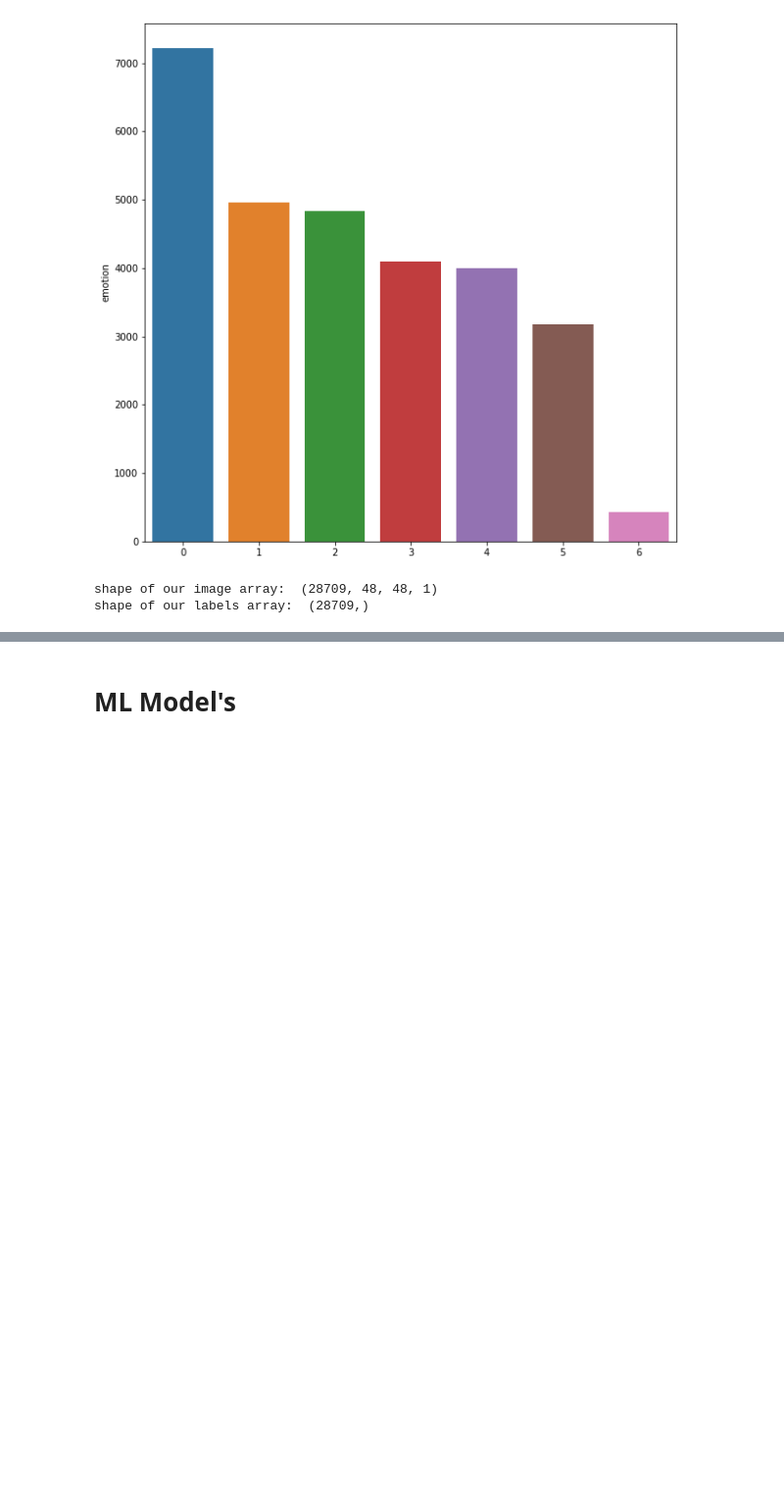
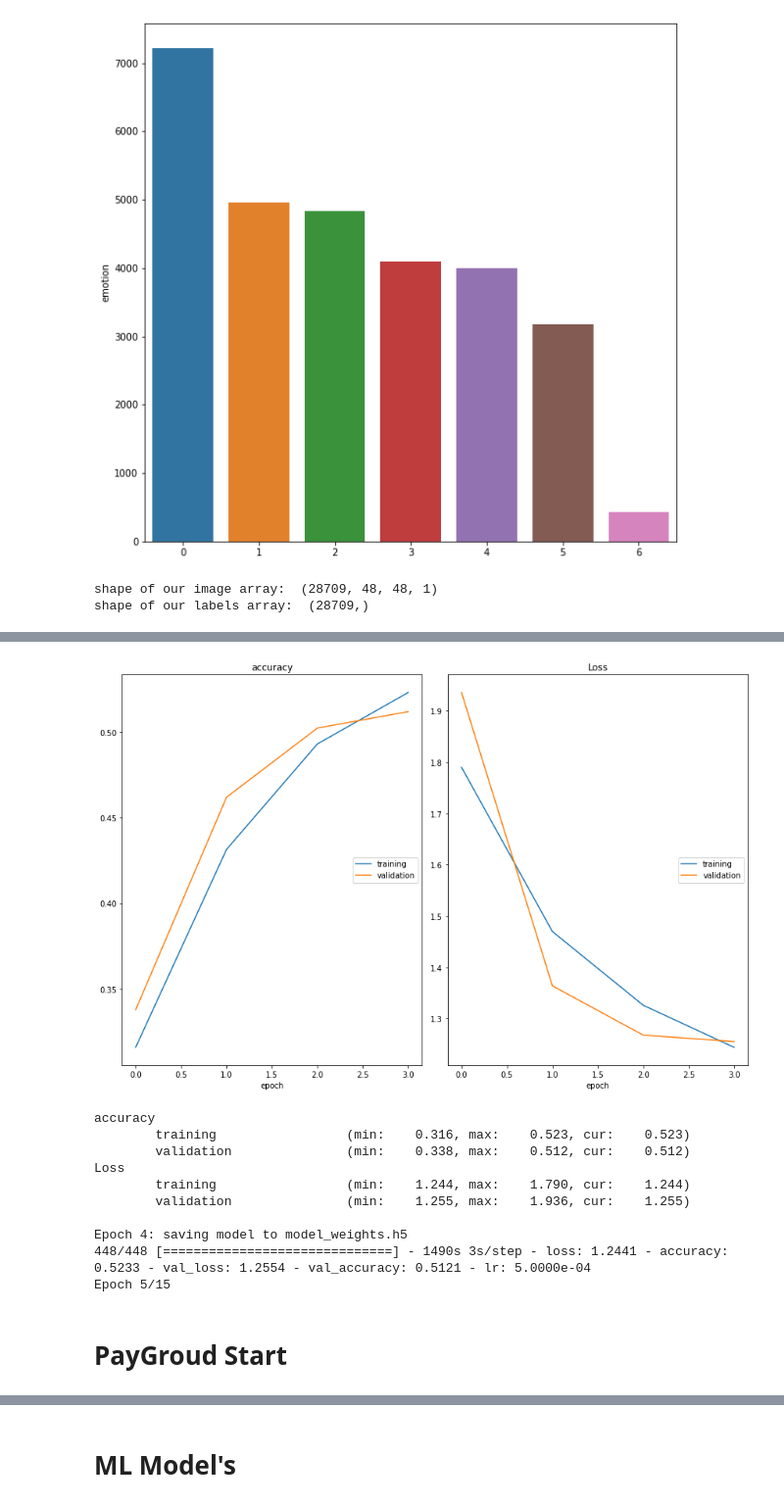
Before and after one commit to chikakoto/facial-expression-recognition, a Jupyter notebook: notebooks/RH_CNN_notebook.ipynb, the cells around one changed output, grey strips where cells are left out. Shown at 98% size. Drawn from its saved outputs; the diff is of its cells as text; code cells hidden in the pictures; blank space fills up the shorter version.

```diff
--- a/notebooks/RH_CNN_notebook.ipynb
+++ b/notebooks/RH_CNN_notebook.ipynb
@@ -193,3 +238,24 @@ X_train.shape, X_Test.shape, y_train.shape, y_Test.shape
 # image pre-processing
 X_train = X_train/255
 X_Test  = X_Test/255
+# %%
+# Generate Training and Validation Batches
+img_size = 48
+batch_size = 64
+
+datagen_train = ImageDataGenerator(horizontal_flip=True)
+
+train_generator = datagen_train.flow_from_directory("/content/train",
+                                                    target_size=(img_size,img_size),
+                                                    color_mode="grayscale",
+                                                    batch_size=batch_size,
+                                                    class_mode='categorical',
+                                                    shuffle=True)
+
+datagen_validation = ImageDataGenerator(horizontal_flip=True)
+validation_generator = datagen_validation.flow_from_directory("/content/test",
+                                                    target_size=(img_size,img_size),
+                                                    color_mode="grayscale",
+                                                    batch_size=batch_size,
+                                                    class_mode='categorical',
+                                                    shuffle=False)
@@ -196,3 +381,38 @@ X_Test  = X_Test/255
+# %%
+%%time
+
+epochs = 15
+steps_per_epoch = train_generator.n//train_generator.batch_size
+validation_steps = validation_generator.n//validation_generator.batch_size
+
+reduce_lr = ReduceLROnPlateau(monitor='val_loss', factor=0.1,
+                              patience=2, min_lr=0.00001, mode='auto')
+checkpoint = ModelCheckpoint("model_weights.h5", monitor='val_accuracy',
+                             save_weights_only=True, mode='max', verbose=1)
+callbacks = [PlotLossesCallback(), checkpoint, reduce_lr]
+
+history = model.fit(
+    x=train_generator,
+    steps_per_epoch=steps_per_epoch,
+    epochs=epochs,
+    validation_data = validation_generator,
+    validation_steps = validation_steps,
+    callbacks=callbacks
+)
+# %% [output]
+[figure, added]
+accuracy
+        training                 (min:    0.316, max:    0.523, cur:    0.523)
+        validation               (min:    0.338, max:    0.512, cur:    0.512)
+Loss
+        training                 (min:    1.244, max:    1.790, cur:    1.244)
+        validation               (min:    1.255, max:    1.936, cur:    1.255)
+
+Epoch 4: saving model to model_weights.h5
+448/448 [==============================] - 1490s 3s/step - loss: 1.2441 - accuracy: 0.5233 - val_loss: 1.2554 - val_accuracy: 0.5121 - lr: 5.0000e-04
+Epoch 5/15
+# %% [markdown]
+# PayGroud Start
 # %%
 tf_model = tf.keras.models.Sequential([tf.keras.layers.Conv2D(32,(3,3),activation='relu',input_shape = (48,48,1)),
                                         tf.keras.layers.MaxPool2D(2,2),
```
Also changed, not shown: parts of 36 cells of this notebook.
